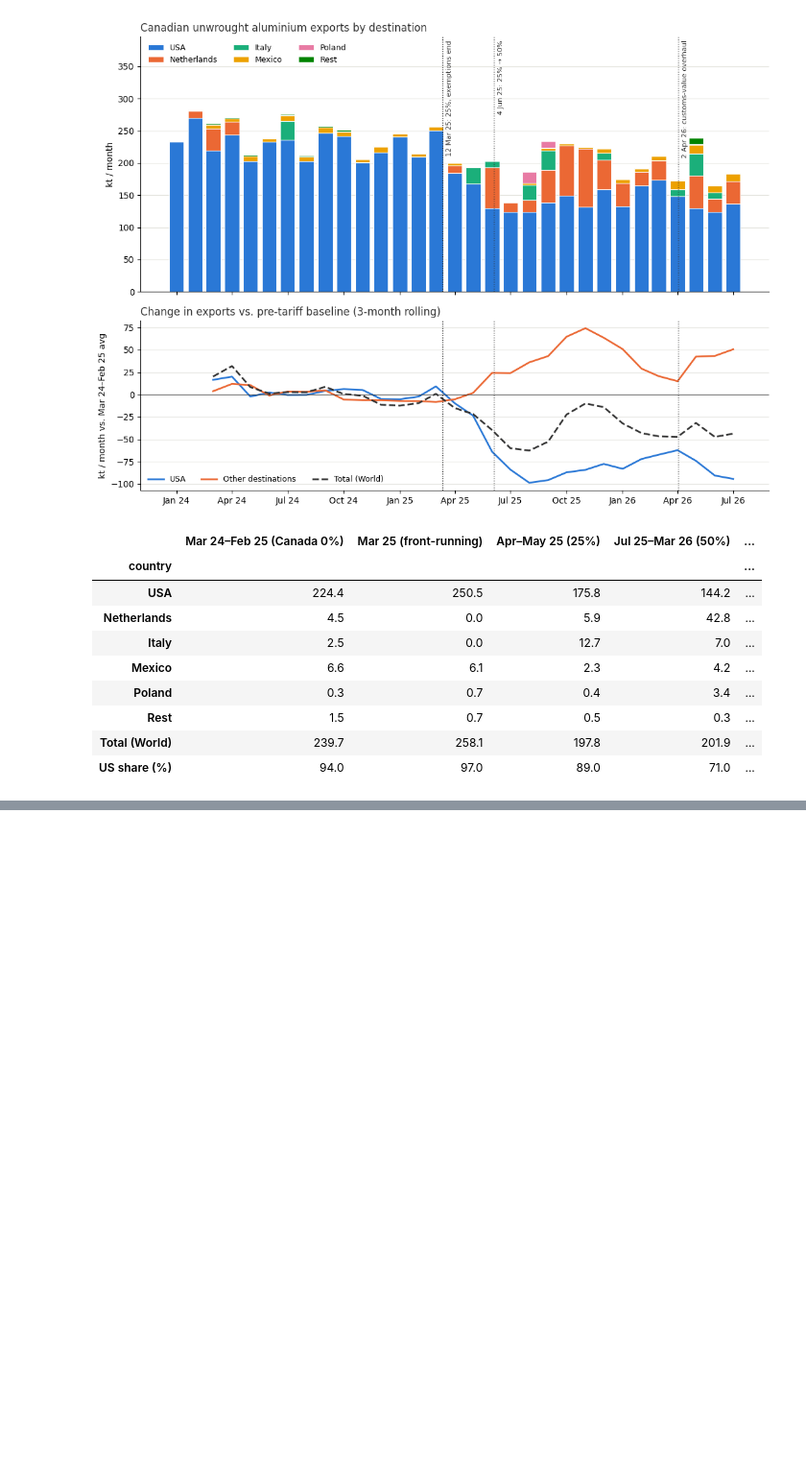
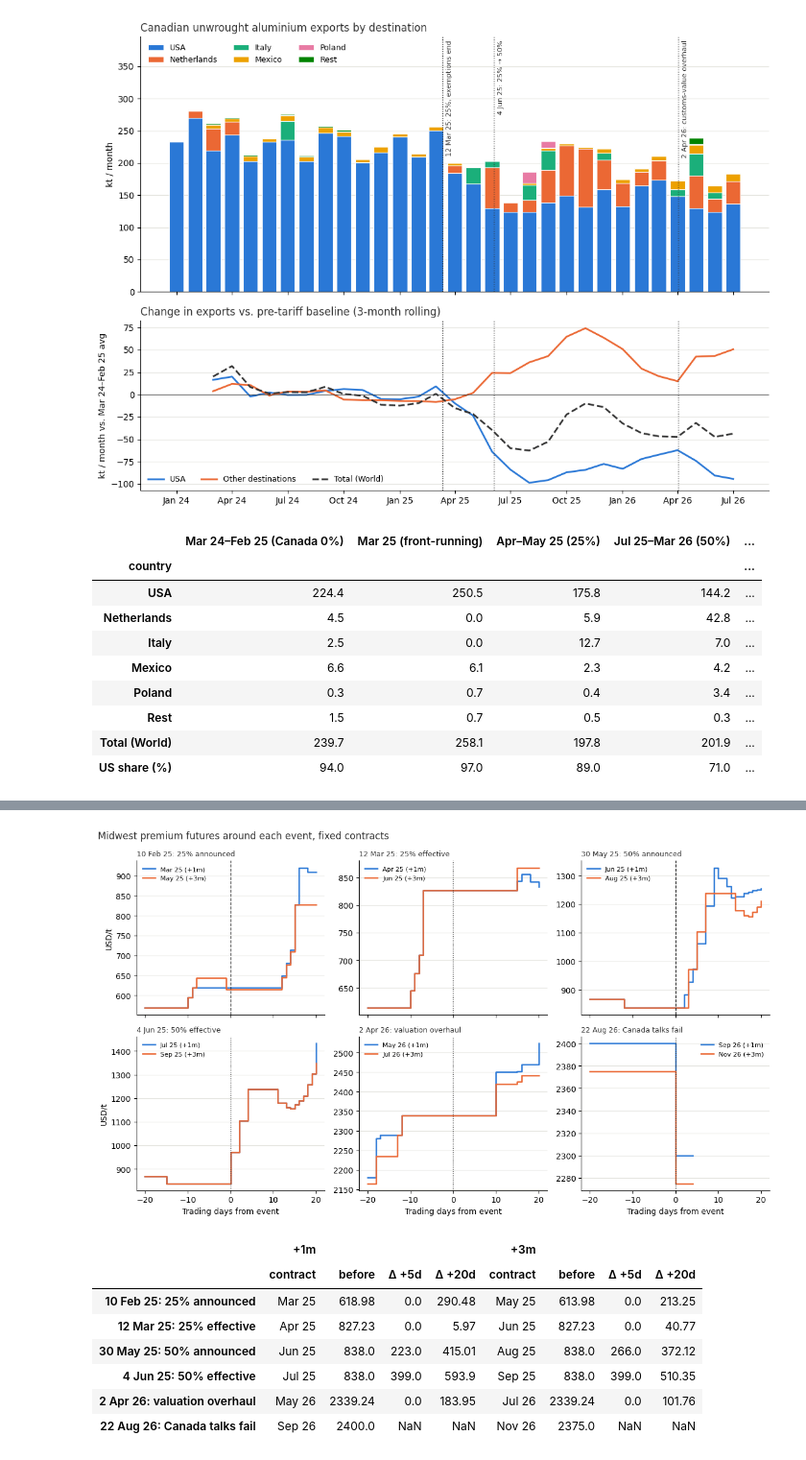
Before and after one commit to ricardo-sonda/al-mwp, a Jupyter notebook: notebook.ipynb, the cells around one changed output, grey strips where cells are left out. Shown at 96% size. Cells and saved outputs as stored; diff of their text form; code cells hidden in the pictures; blank space fills up the shorter version.

```diff
--- a/notebook.ipynb
+++ b/notebook.ipynb
@@ -668,0 +640,64 @@ This graph doesnt make sense: contracts are monthly settled so the M01 moves aro
+# %%
+# Event windows on FIXED contracts. The rolling M01/M03 columns switch contract on the first trading day of each
+# month, and M01 is part-fixed by the month's assessments, so they mix contracts and damp jumps.
+# Instead follow the contracts for event month +1 (no days fixed yet) and +3, 20 trading days either side.
+by_contract = (mwp_futures.assign(contract_month=pd.to_datetime(mwp_futures["contract_month"]))
+               .pivot_table(index="date", columns="contract_month", values="premium_usd_t"))
+WINDOW = 20   # trading days either side
+
+fig, axes = plt.subplots(2, 3, figsize=(12, 7), sharex=True)
+for ax, (d, (label, ls, _)) in zip(axes.flat, CURVE_EVENTS.items()):
+    for ahead, color in [(1, BLUE), (3, ORANGE)]:
+        cm = (d.to_period("M") + ahead).to_timestamp()
+        s_ = by_contract[cm].dropna()
+        i = s_.index.searchsorted(d)   # first trading day on/after the date
+        win = s_.iloc[max(i - WINDOW, 0): i + WINDOW + 1]
+        x = range(-min(i, WINDOW), -min(i, WINDOW) + len(win))
+        ax.step(list(x), win.values, where="post", color=color, lw=1.8, label=f"{cm:%b %y} (+{ahead}m)")
+    ax.axvline(0, color=INK, lw=1, ls=ls)
+    ax.set_title(label, loc="left", fontsize=9, color=INK)
+    ax.legend(loc="best", frameon=False, fontsize=8)
+    ax.grid(axis="y", color="#e5e5e0", lw=0.8)
+    ax.set_axisbelow(True)
+    ax.spines[["top", "right"]].set_visible(False)
+for ax in axes[1]:
+    ax.set_xlabel("Trading days from event")
+for ax in axes[:, 0]:
+    ax.set_ylabel("USD/t")
+fig.suptitle("Midwest premium futures around each event, fixed contracts", x=0.01, ha="left", color=INK)
+fig.tight_layout()
+plt.show()
+
+def settle_around(series, date, offset):
+    series = series.dropna()
+    i = series.index.searchsorted(date)   # first trading day on/after the date
+    if offset < 0:
+        return series.iloc[i - 1]
+    return series.iloc[i + offset] if i + offset < len(series) else float("nan")   # past the end of the data
+
+rows = {}
+for d, (label, _, _) in CURVE_EVENTS.items():
+    r_ = {}
+    for ahead in (1, 3):
+        cm = (d.to_period("M") + ahead).to_timestamp()
+        s_ = by_contract[cm]
+        before = settle_around(s_, d, -1)
+        key = f"+{ahead}m"
+        r_[(key, "contract")] = f"{cm:%b %y}"
+        r_[(key, "before")] = before
+        r_[(key, "Δ +5d")] = settle_around(s_, d, 5) - before
+        r_[(key, "Δ +20d")] = settle_around(s_, d, 20) - before
+    rows[label] = r_
+event_moves = pd.DataFrame(rows).T
+event_moves.columns = pd.MultiIndex.from_tuples(event_moves.columns)
+event_moves
+# %% [output]
+[figure, added]
+|  | +1m |  |  |  | +3m |  |  |  |
+|  | contract | before | Δ +5d | Δ +20d | contract | before | Δ +5d | Δ +20d |
+| 10 Feb 25: 25% announced | Mar 25 | 618.98 | 0.0 | 290.48 | May 25 | 613.98 | 0.0 | 213.25 |
+| 12 Mar 25: 25% effective | Apr 25 | 827.23 | 0.0 | 5.97 | Jun 25 | 827.23 | 0.0 | 40.77 |
+| 30 May 25: 50% announced | Jun 25 | 838.0 | 223.0 | 415.01 | Aug 25 | 838.0 | 266.0 | 372.12 |
+| 4 Jun 25: 50% effective | Jul 25 | 838.0 | 399.0 | 593.9 | Sep 25 | 838.0 | 399.0 | 510.35 |
+| 2 Apr 26: valuation overhaul | May 26 | 2339.24 | 0.0 | 183.95 | Jul 26 | 2339.24 | 0.0 | 101.76 |
+| 22 Aug 26: Canada talks fail | Sep 26 | 2400.0 | NaN | NaN | Nov 26 | 2375.0 | NaN | NaN |
```
Also changed, not shown: parts of 3 cells of this notebook.
